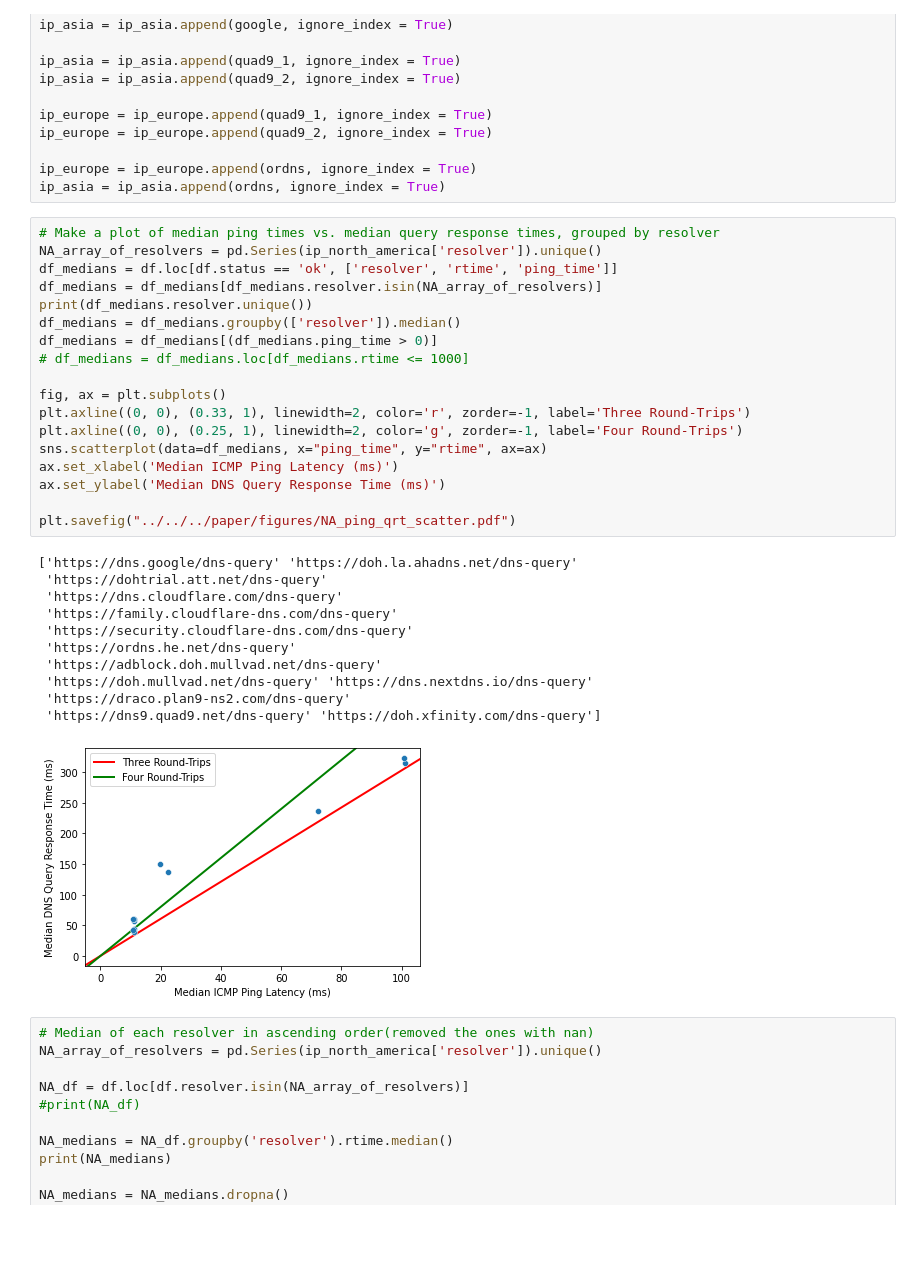
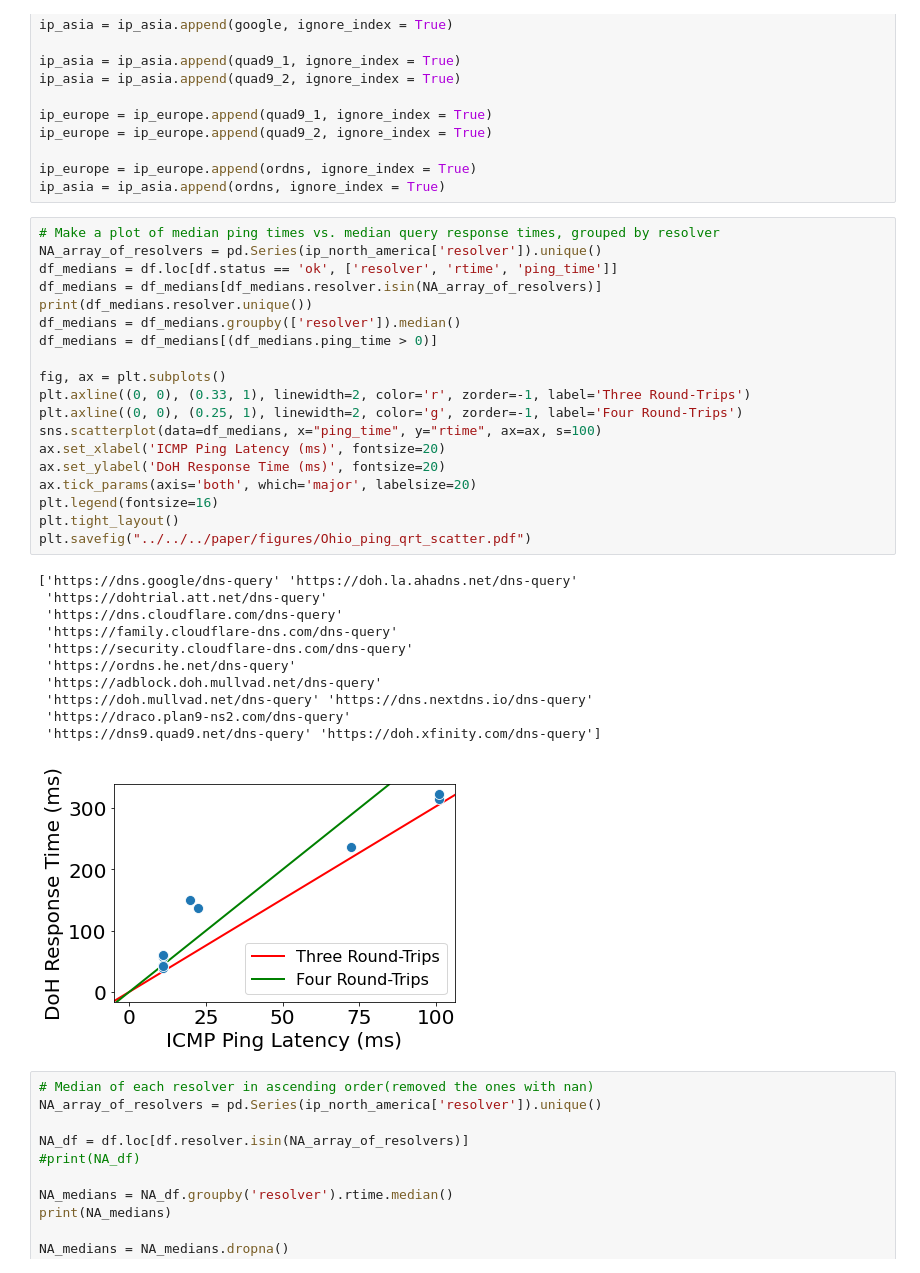
Before and after one commit to noise-lab/dns-measurement, a Jupyter notebook: src/measure/dns-timing/NA_data_full.ipynb, the cells around one changed output. Drawn from its saved outputs; the diff is of its cells as text; blank space fills up the shorter version.

Commit message:
Finish adding scatter plots of ping vs. qrts for each vantage point

```diff
--- a/src/measure/dns-timing/NA_data_full.ipynb
+++ b/src/measure/dns-timing/NA_data_full.ipynb
@@ -107,33 +107,34 @@ ip_asia = ip_asia.append(ordns, ignore_index = True)
 # %%
 # Make a plot of median ping times vs. median query response times, grouped by resolver
 NA_array_of_resolvers = pd.Series(ip_north_america['resolver']).unique()
 df_medians = df.loc[df.status == 'ok', ['resolver', 'rtime', 'ping_time']]
 df_medians = df_medians[df_medians.resolver.isin(NA_array_of_resolvers)]
 print(df_medians.resolver.unique())
 df_medians = df_medians.groupby(['resolver']).median()
 df_medians = df_medians[(df_medians.ping_time > 0)]
-# df_medians = df_medians.loc[df_medians.rtime <= 1000]
 
 fig, ax = plt.subplots()
 plt.axline((0, 0), (0.33, 1), linewidth=2, color='r', zorder=-1, label='Three Round-Trips')
 plt.axline((0, 0), (0.25, 1), linewidth=2, color='g', zorder=-1, label='Four Round-Trips')
-sns.scatterplot(data=df_medians, x="ping_time", y="rtime", ax=ax)
-ax.set_xlabel('Median ICMP Ping Latency (ms)')
-ax.set_ylabel('Median DNS Query Response Time (ms)')
-
-plt.savefig("../../../paper/figures/NA_ping_qrt_scatter.pdf")
+sns.scatterplot(data=df_medians, x="ping_time", y="rtime", ax=ax, s=100)
+ax.set_xlabel('ICMP Ping Latency (ms)', fontsize=20)
+ax.set_ylabel('DoH Response Time (ms)', fontsize=20)
+ax.tick_params(axis='both', which='major', labelsize=20)
+plt.legend(fontsize=16)
+plt.tight_layout()
+plt.savefig("../../../paper/figures/Ohio_ping_qrt_scatter.pdf")
 # %% [output]
 ['https://dns.google/dns-query' 'https://doh.la.ahadns.net/dns-query'
  'https://dohtrial.att.net/dns-query'
  'https://dns.cloudflare.com/dns-query'
  'https://family.cloudflare-dns.com/dns-query'
  'https://security.cloudflare-dns.com/dns-query'
  'https://ordns.he.net/dns-query'
  'https://adblock.doh.mullvad.net/dns-query'
  'https://doh.mullvad.net/dns-query' 'https://dns.nextdns.io/dns-query'
  'https://draco.plan9-ns2.com/dns-query'
  'https://dns9.quad9.net/dns-query' 'https://doh.xfinity.com/dns-query']
-[figure, old version]
+[figure, new version]
 # %%
 # Median of each resolver in ascending order(removed the ones with nan)
 NA_array_of_resolvers = pd.Series(ip_north_america['resolver']).unique()
```
Also changed, not shown: 6 other files.
